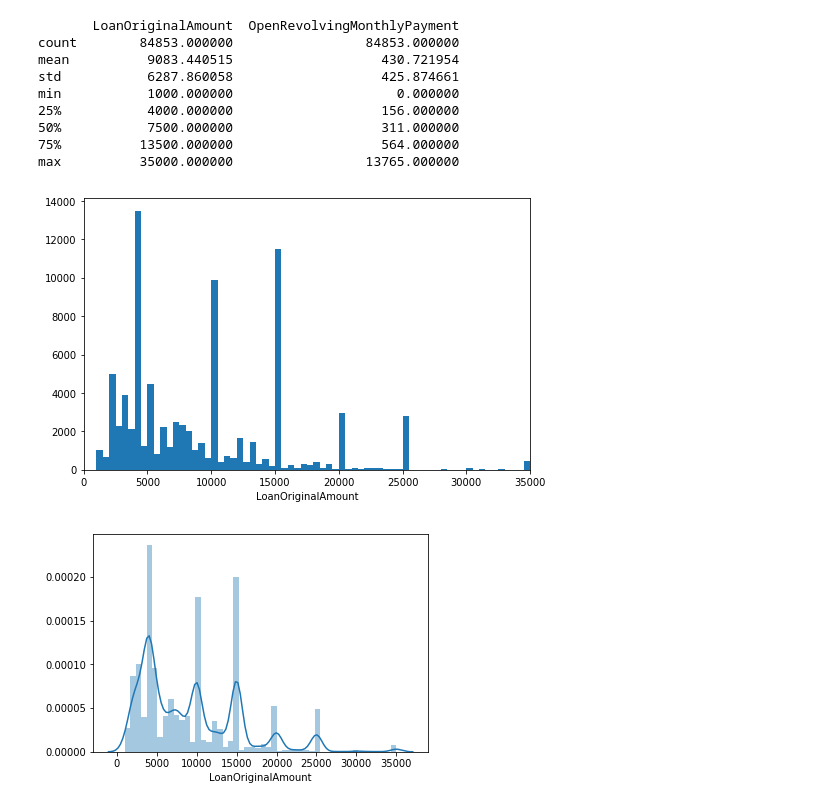
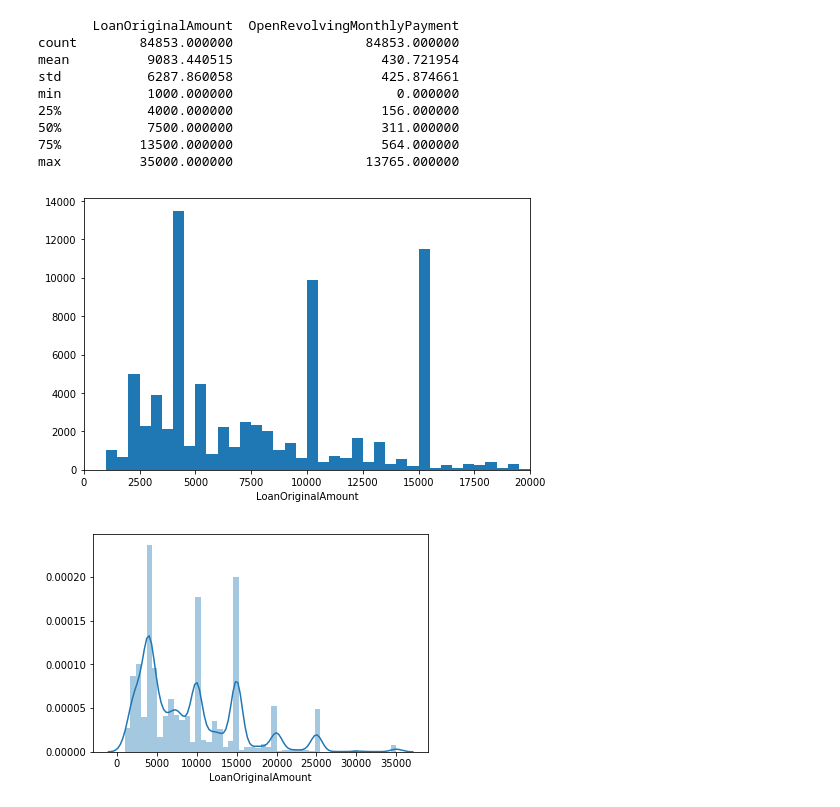
Before and after one commit to vijayelango/CommunicateDataFindings, a Jupyter notebook: exploration_template.ipynb, the cells around one changed output. Cells and saved outputs as stored; diff of their text form; code cells hidden in the pictures.

```diff
--- a/exploration_template.ipynb
+++ b/exploration_template.ipynb
@@ -408,18 +417,18 @@ max          35000.000000                 13765.000000
 # %%
 # The histogram alone does not tell clearly how the distribution for loan amount is.
 # There are few spikes near 4k, 10k and 15k
 # Let us use seaborn to create a distplot
 
 binsize = 500
 bins = np.arange(0, df1['LoanOriginalAmount'].max()+binsize, binsize)
 
 plt.figure(figsize=[8, 5])
 plt.hist(data = df1, x = 'LoanOriginalAmount', bins = bins)
-plt.xlim([0,35000])
+plt.xlim([0,20000])
 plt.xlabel('LoanOriginalAmount')
 plt.show()
 # %% [output]
-[figure, old version]
+[figure, new version]
 # %%
 # From plot below LoanOriginalAmount looks multimodal distrubution and is right skewed.
 
```
Also changed, not shown: parts of 34 cells of this notebook.
